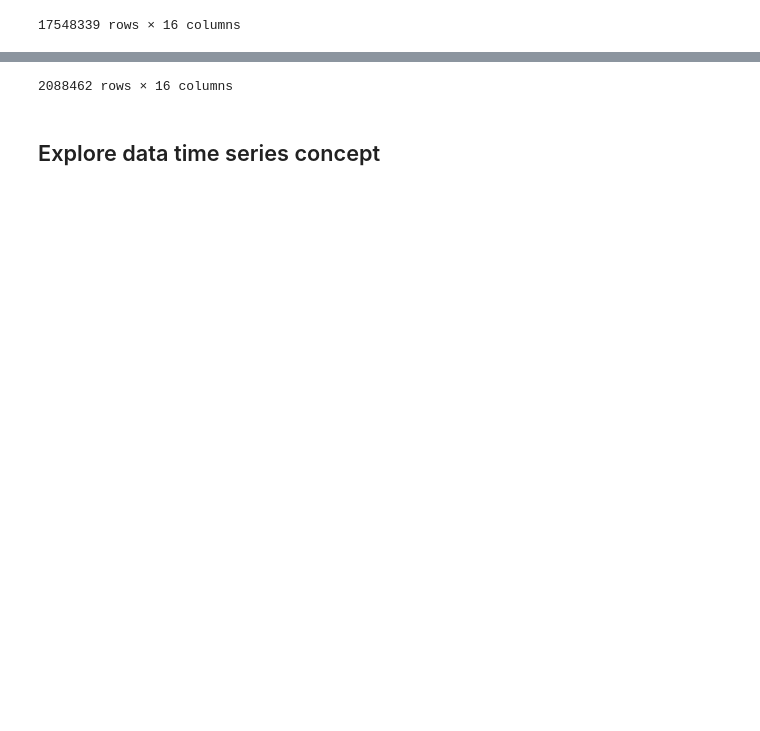
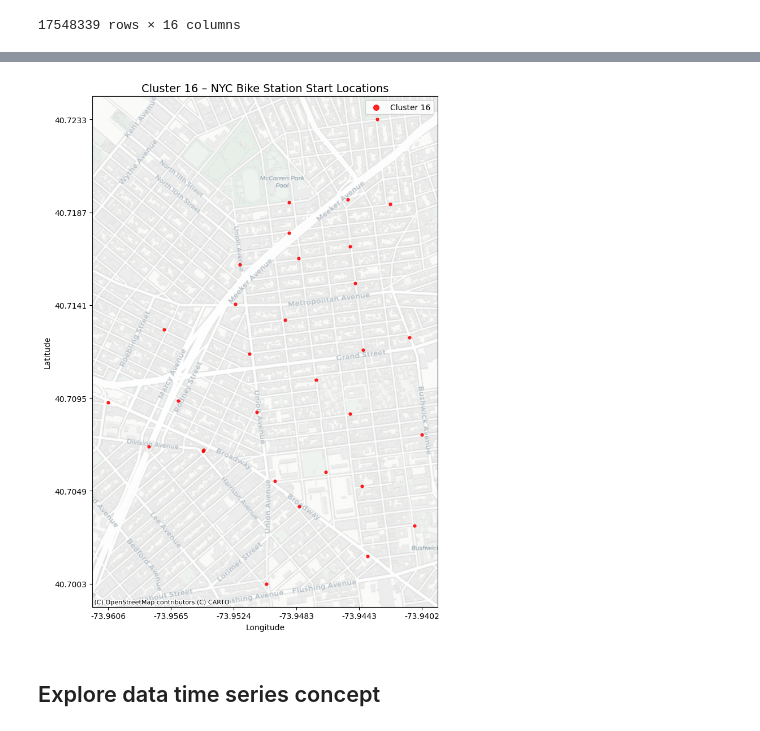
Before and after one commit to katrinemariepedersen/Business_analytics_project, a Jupyter notebook: Load_of_dat.ipynb, the cells around one changed output, grey strips where cells are left out. Drawn from its saved outputs; the diff is of its cells as text; code cells hidden in the pictures; blank space fills up the shorter version.

Commit message:
mere plotting

```diff
--- a/Load_of_dat.ipynb
+++ b/Load_of_dat.ipynb
@@ -339,7 +339,66 @@ df_merged
 | 17548338 | 2459 | 2018-12-31 23:59:51.085 | 2019-01-01 00:40:50.880 | 128.0 | 40.727103 | -74.002971 | ... |
 17548339 rows × 16 columns
 # %%
-cluster_16_df = df_merged[df_merged['cluster'] == 16]
+cluster_16_df = dt_clusters[dt_clusters["cluster"] == 16].copy()
 # %%
-cluster_16_df
+import random
+import matplotlib.pyplot as plt
+import matplotlib.colors as mcolors
+import geopandas as gpd
+from shapely.geometry import Point
+import contextily as ctx
+import numpy as np
+import pyproj
+
+# Use only cluster 16 data
+gdf = cluster_16_df.copy()
+
+# Create geometry
+geometry = [Point(xy) for xy in zip(
+    gdf["start_station_longitude"],
+    gdf["start_station_latitude"]
+)]
+gdf = gpd.GeoDataFrame(gdf, geometry=geometry, crs="EPSG:4326")
+
+# Convert to Web Mercator
+gdf_3857 = gdf.to_crs(epsg=3857)
+
+# Choose ONE color for cluster 16
+color_16 = "red"   # or random.choice(list(mcolors.CSS4_COLORS.keys()))
+
+# Plot setup
+fig, ax = plt.subplots(figsize=(10, 10))
+
+# Plot only cluster 16
+gdf_3857.plot(
+    ax=ax,
+    markersize=12,
+    color=color_16,
+    label="Cluster 16",
+    alpha=0.85
+)
+
+# Add basemap
+ctx.add_basemap(ax, source=ctx.providers.CartoDB.Positron)
+
+# -------- Axis ticks (convert back to lon/lat) --------
+project = pyproj.Transformer.from_crs(3857, 4326, always_xy=True)
+xticks = np.linspace(gdf_3857.total_bounds[0], gdf_3857.total_bounds[2], 6)
+yticks = np.linspace(gdf_3857.total_bounds[1], gdf_3857.total_bounds[3], 6)
+xtick_labels, ytick_labels = project.transform(xticks, yticks)
+
+ax.set_xticks(xticks)
+ax.set_yticks(yticks)
+ax.set_xticklabels([f"{x:.4f}" for x in xtick_labels])
+ax.set_yticklabels([f"{y:.4f}" for y in ytick_labels])
+
+
+
+# Formatting
+ax.set_xlabel("Longitude")
+ax.set_ylabel("Latitude")
+ax.set_title("Cluster 16 – NYC Bike Station Start Locations", fontsize=14)
+ax.legend(markerscale=2, fontsize="medium")
+plt.tight_layout()
+plt.show()
 # %% [output]
@@ -358,3 +405,3 @@ cluster_16_df
-2088462 rows × 16 columns
+[figure, added]
 # %% [markdown]
 ## Explore data time series concept
```
Also changed, not shown: parts of 9 cells of this notebook.
